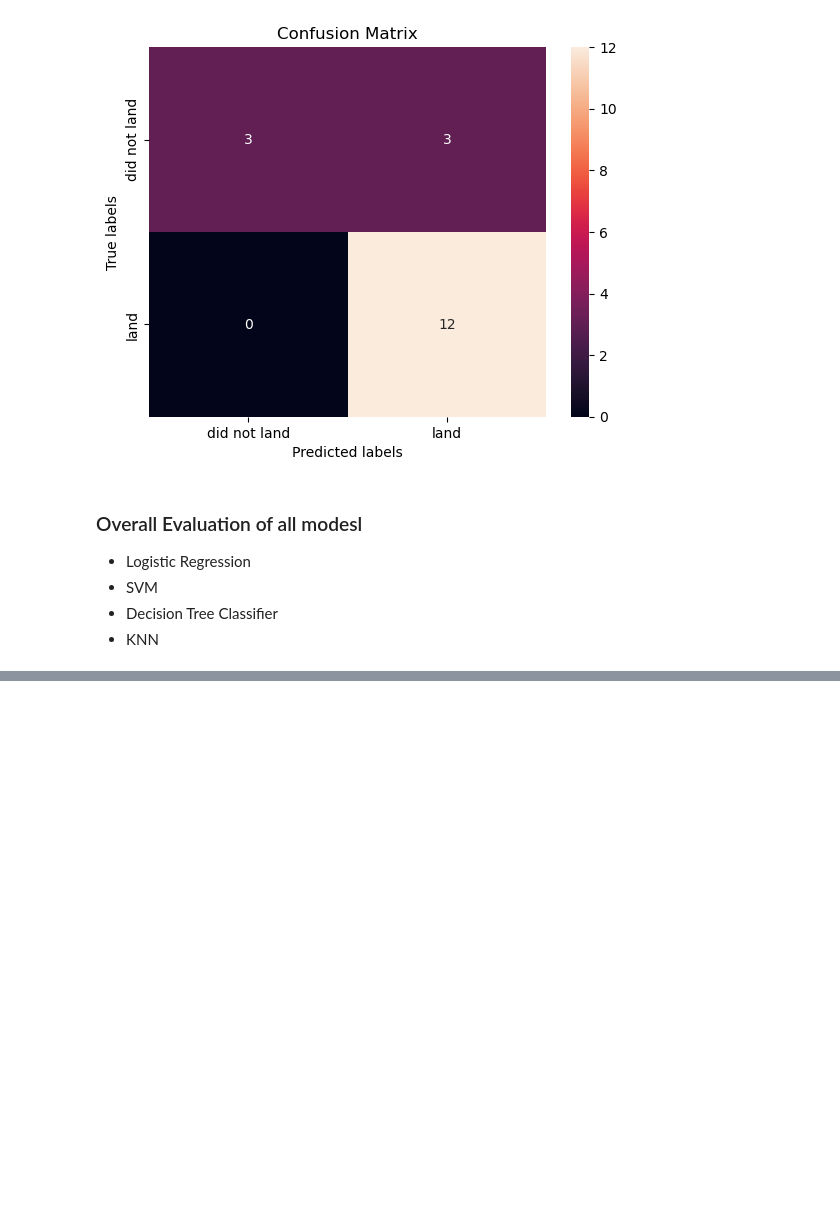
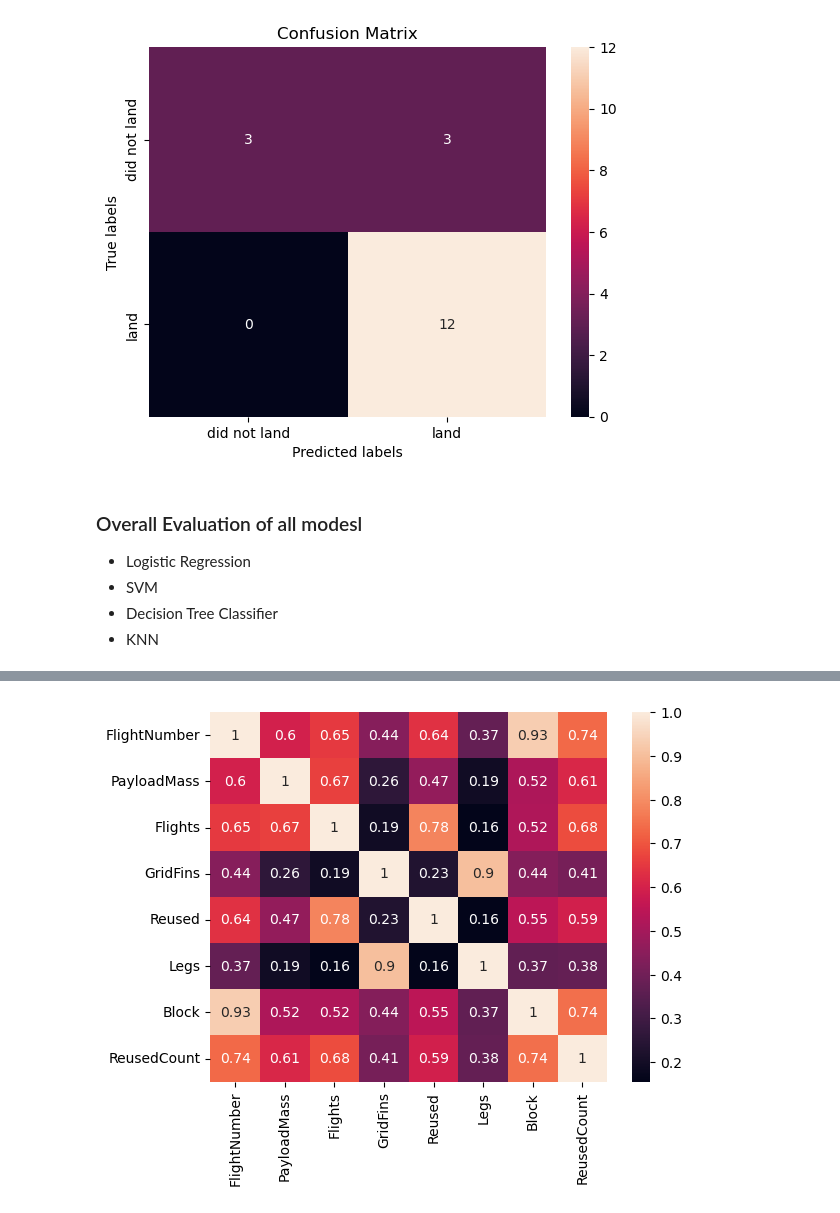
Before and after one commit to syriessw/IBMDataScienceCert, a Jupyter notebook: FinalProjects/Capstone/SpaceX Falcon9 Launches Prediction Part7.ipynb, the cells around one changed output, grey strips where cells are left out. Saved outputs shown, nothing was run; the diff lists cells and outputs as text; code cells hidden in the pictures; blank space fills up the shorter version.

```diff
--- a/FinalProjects/Capstone/SpaceX Falcon9 Launches Prediction Part7.ipynb
+++ b/FinalProjects/Capstone/SpaceX Falcon9 Launches Prediction Part7.ipynb
@@ -311,0 +342,3 @@ All of them perform similarly, able to fully predict True positives, but will tu
+# %%
+X = pd.read_csv(url1)
+X.info()
@@ -311,0 +363,8 @@ All of them perform similarly, able to fully predict True positives, but will tu
+# %%
+#Only continuous variable
+X_filter = X[['FlightNumber', 'PayloadMass', 'Flights', 'GridFins', 'Reused', 'Legs', 'Block', 'ReusedCount']]
+# %%
+sns.heatmap(X_filter.corr(), annot=True)
+plt.show()
+# %% [output]
+[figure, added]
```
Also changed, not shown: parts of 14 cells of this notebook.
